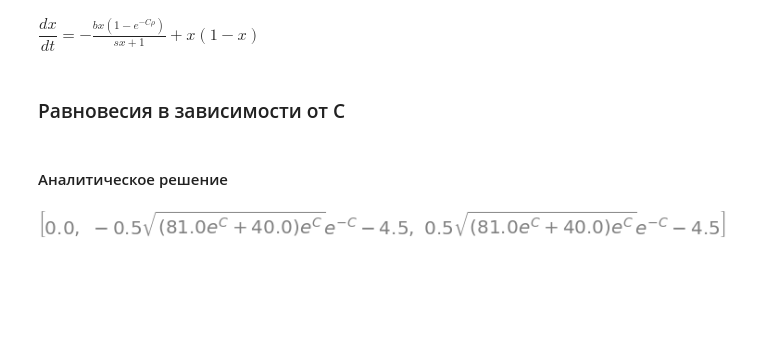
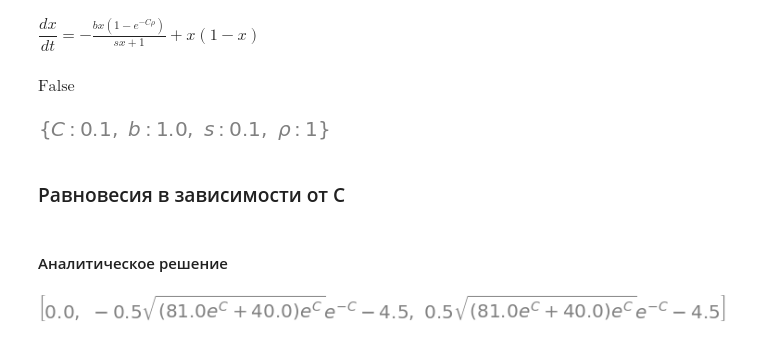
Before and after one commit to SergeyPishchulov/thesis, a Jupyter notebook: effect_of_time_ordering.ipynb, the cells around one changed output. Cells and saved outputs as stored; diff of their text form; code cells hidden in the pictures; blank space fills up the shorter version.

```diff
--- a/effect_of_time_ordering.ipynb
+++ b/effect_of_time_ordering.ipynb
@@ -28,0 +39,8 @@ def get_k_next_by_c(curx, cur_params, cs):
+# %%
+is_stable(0.1, 0, params)
+# %% [output]
+$\displaystyle \text{False}$
+# %%
+params | {C:0.1}
+# %% [output]
+[figure, added]
```
Also changed, not shown: parts of 17 cells of this notebook.
